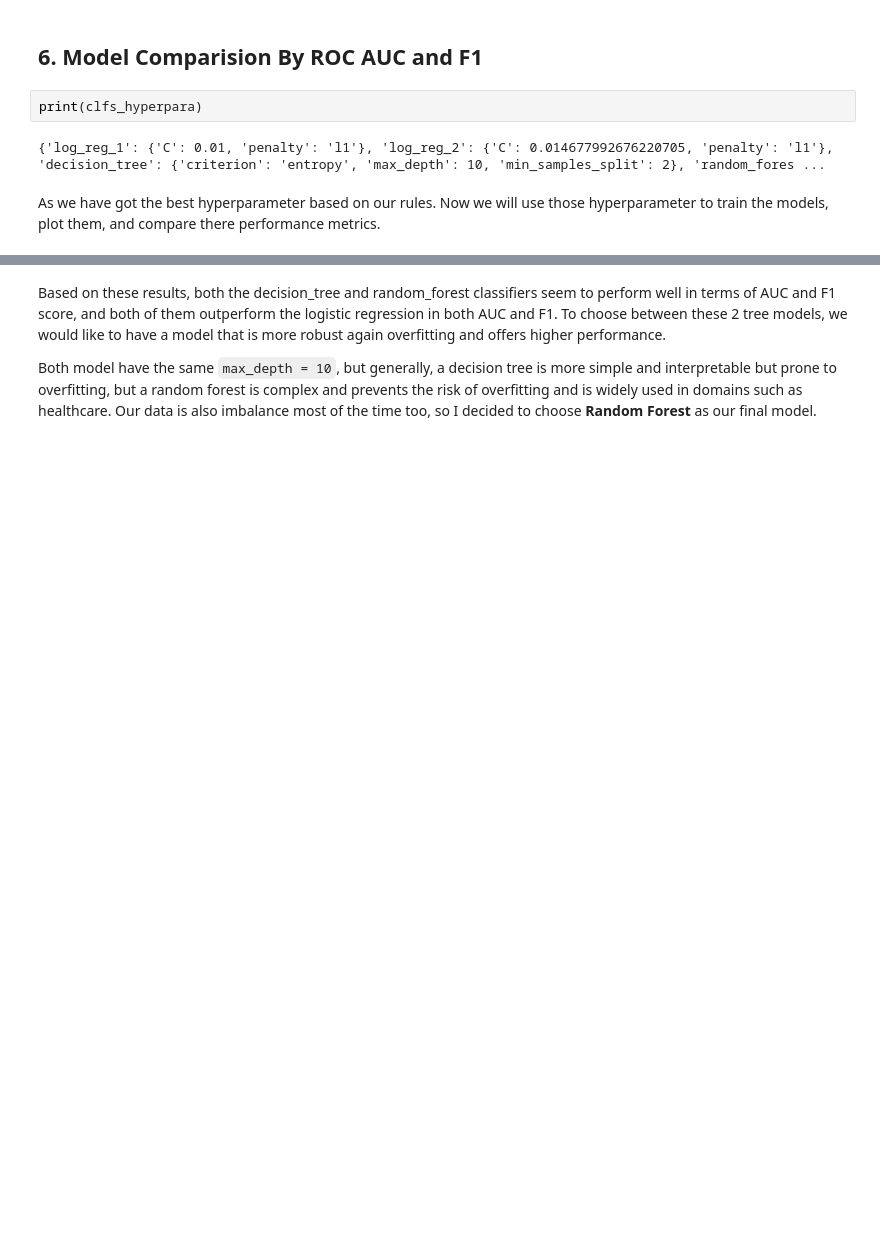
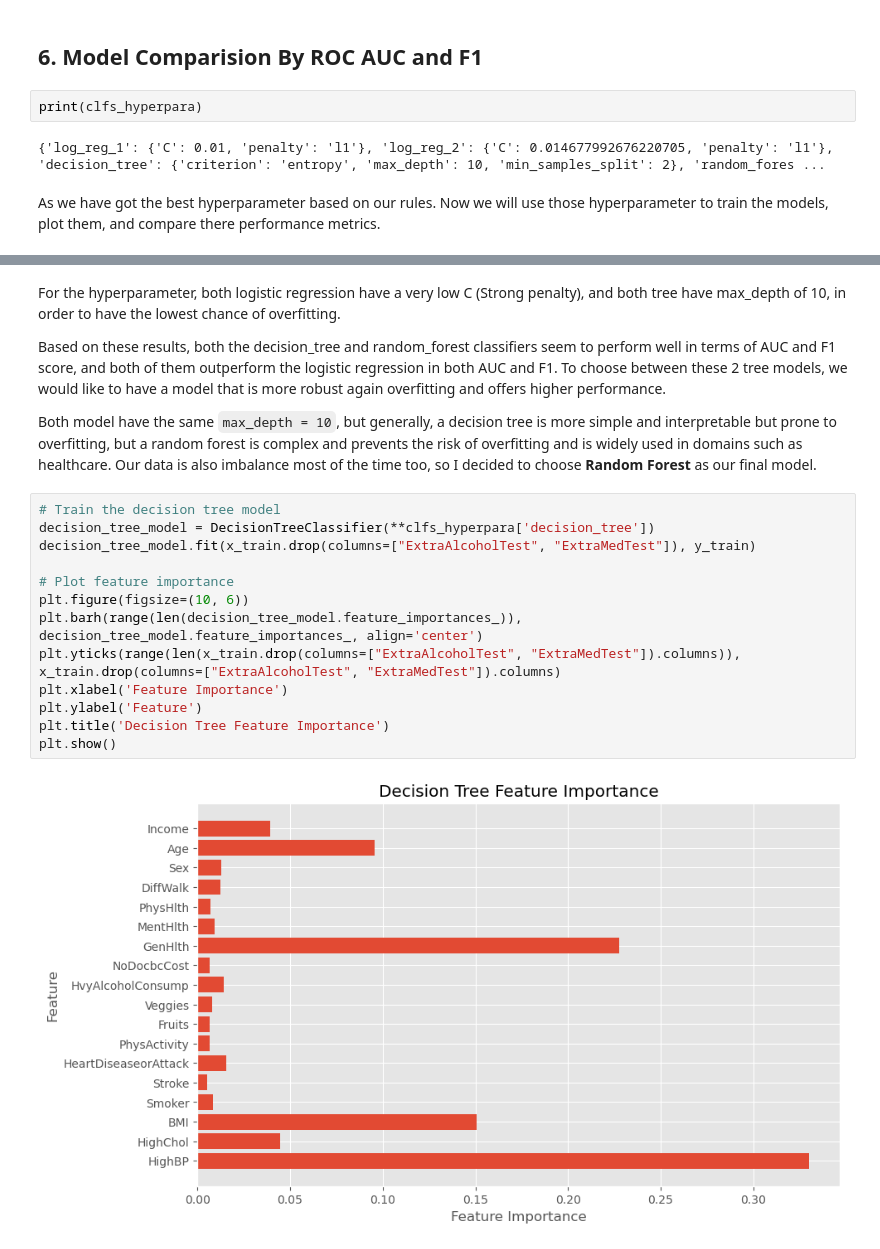
Before and after one commit to an6122003/COSC2753-Machine-Learning-ASM1-2024A, a Jupyter notebook: notebooks/4. Model Development.ipynb, the cells around one changed output, grey strips where cells are left out. Saved outputs shown, nothing was run; the diff lists cells and outputs as text; blank space fills up the shorter version.

```diff
--- a/notebooks/4. Model Development.ipynb
+++ b/notebooks/4. Model Development.ipynb
@@ -749,6 +760,23 @@ Classifier: random_forest
 AUC: 0.98, F1: 0.91, Hyperparameters: {'criterion': 'gini', 'max_depth': 10, 'max_features': 'auto', 'n_estimators': 20}
 [figure]
 # %% [markdown]
+For the hyperparameter, both logistic regression have a very low C (Strong penalty), and both tree have max_depth of 10, in order to have the lowest chance of overfitting.
+
 Based on these results, both the decision_tree and random_forest classifiers seem to perform well in terms of AUC and F1 score, and both of them outperform the logistic regression in both AUC and F1. To choose between these 2 tree models, we would like to have a model that is more robust again overfitting and offers higher performance.
 
 Both model have the same `max_depth = 10`, but generally, a decision tree is more simple and interpretable but prone to overfitting, but a random forest is complex and prevents the risk of overfitting and is widely used in domains such as healthcare. Our data is also imbalance most of the time too, so I decided to choose **Random Forest** as our final model.
+# %%
+# Train the decision tree model
+decision_tree_model = DecisionTreeClassifier(**clfs_hyperpara['decision_tree'])
+decision_tree_model.fit(x_train.drop(columns=["ExtraAlcoholTest", "ExtraMedTest"]), y_train)
+
+# Plot feature importance
+plt.figure(figsize=(10, 6))
+plt.barh(range(len(decision_tree_model.feature_importances_)), decision_tree_model.feature_importances_, align='center')
+plt.yticks(range(len(x_train.drop(columns=["ExtraAlcoholTest", "ExtraMedTest"]).columns)), x_train.drop(columns=["ExtraAlcoholTest", "ExtraMedTest"]).columns)
+plt.xlabel('Feature Importance')
+plt.ylabel('Feature')
+plt.title('Decision Tree Feature Importance')
+plt.show()
+# %% [output]
+[figure, added]
```
Also changed, not shown: parts of 7 cells of this notebook, 4 other files.
